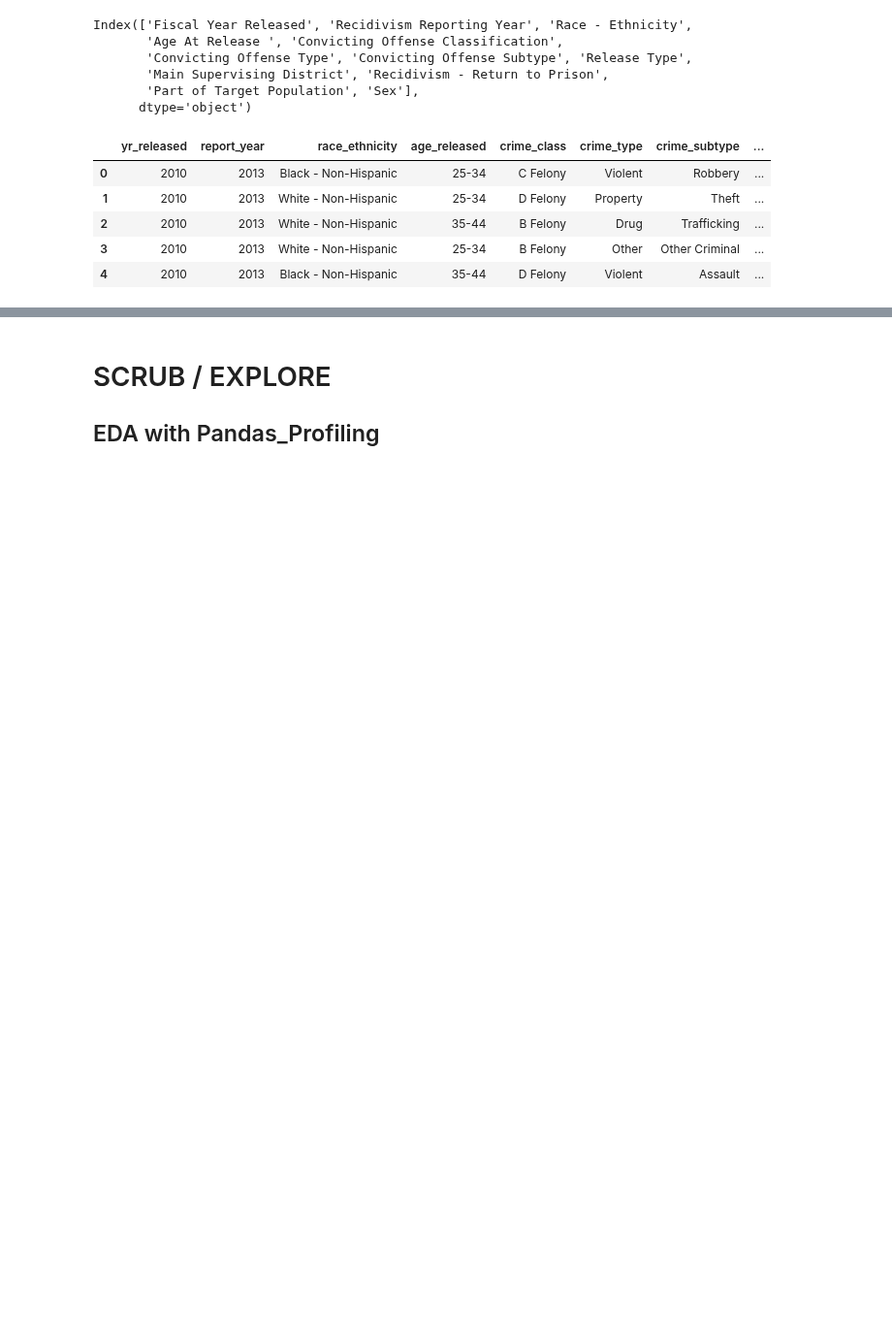
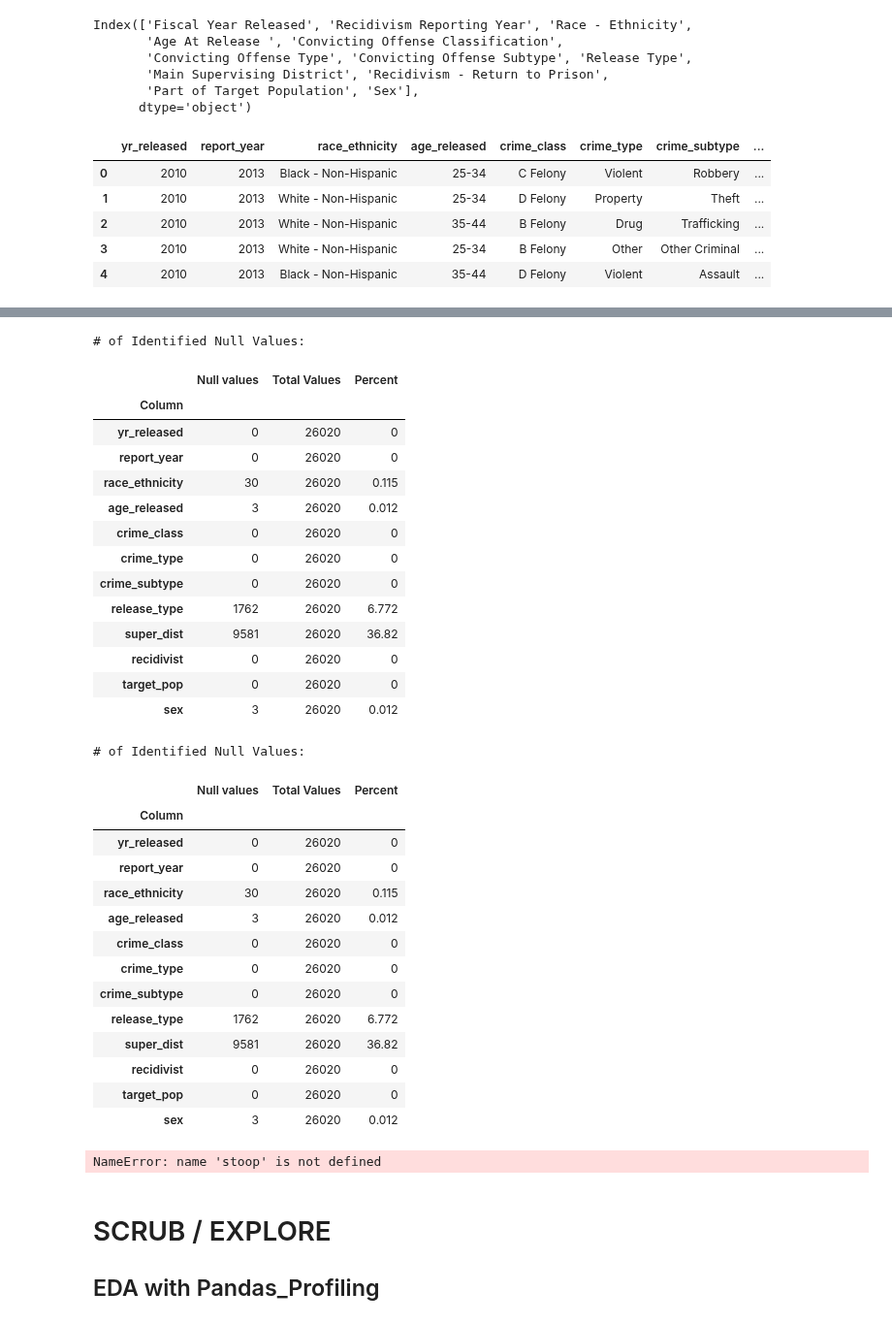
Before and after one commit to jirvingphd/iowa-prisoner-recidivism-mod-3-project, a Jupyter notebook: student-JMI-Post-Final-WIP.ipynb, the cells around one changed output, grey strips where cells are left out. Shown at 97% size. Saved outputs shown, nothing was run; the diff lists cells and outputs as text; code cells hidden in the pictures; blank space fills up the shorter version.

```diff
--- a/student-JMI-Post-Final-WIP.ipynb
+++ b/student-JMI-Post-Final-WIP.ipynb
@@ -199,0 +355,62 @@ df.head()
+# %%
+check_null(df)
+# %% [output]
+# of Identified Null Values:
+|  | Null values | Total Values | Percent |
+| Column |  |  |  |
+| yr_released | 0 | 26020 | 0 |
+| report_year | 0 | 26020 | 0 |
+| race_ethnicity | 30 | 26020 | 0.115 |
+| age_released | 3 | 26020 | 0.012 |
+| crime_class | 0 | 26020 | 0 |
+| crime_type | 0 | 26020 | 0 |
+| crime_subtype | 0 | 26020 | 0 |
+| release_type | 1762 | 26020 | 6.772 |
+| super_dist | 9581 | 26020 | 36.82 |
+| recidivist | 0 | 26020 | 0 |
+| target_pop | 0 | 26020 | 0 |
+| sex | 3 | 26020 | 0.012 |
+# of Identified Null Values:
+|  | Null values | Total Values | Percent |
+| Column |  |  |  |
+| yr_released | 0 | 26020 | 0 |
+| report_year | 0 | 26020 | 0 |
+| race_ethnicity | 30 | 26020 | 0.115 |
+| age_released | 3 | 26020 | 0.012 |
+| crime_class | 0 | 26020 | 0 |
+| crime_type | 0 | 26020 | 0 |
+| crime_subtype | 0 | 26020 | 0 |
+| release_type | 1762 | 26020 | 6.772 |
+| super_dist | 9581 | 26020 | 36.82 |
+| recidivist | 0 | 26020 | 0 |
+| target_pop | 0 | 26020 | 0 |
+| sex | 3 | 26020 | 0.012 |
+# %%
+stoop
+# CSStest="""
+#     .{
+#     text-align: center;
+#     }
+#     th{
+#     background-color: black;
+#     color: white;
+#     font-family:serif;
+#     font-size:1.2em;
+#     }
+#     td{
+#     font-size:1.05em;
+#     font-weight:75;
+#     }
+#     td, th{
+#     text-align: center;
+#     }
+#     caption{
+#     text-align: center;
+#     font-size:1.2em;
+#     color: black;
+#     font-weight: bold;
+#     font-style: italic
+#     }
+# """
+# %% [output]
+NameError: name 'stoop' is not defined
```
Also changed, not shown: parts of 22 cells of this notebook, 2 other files.
